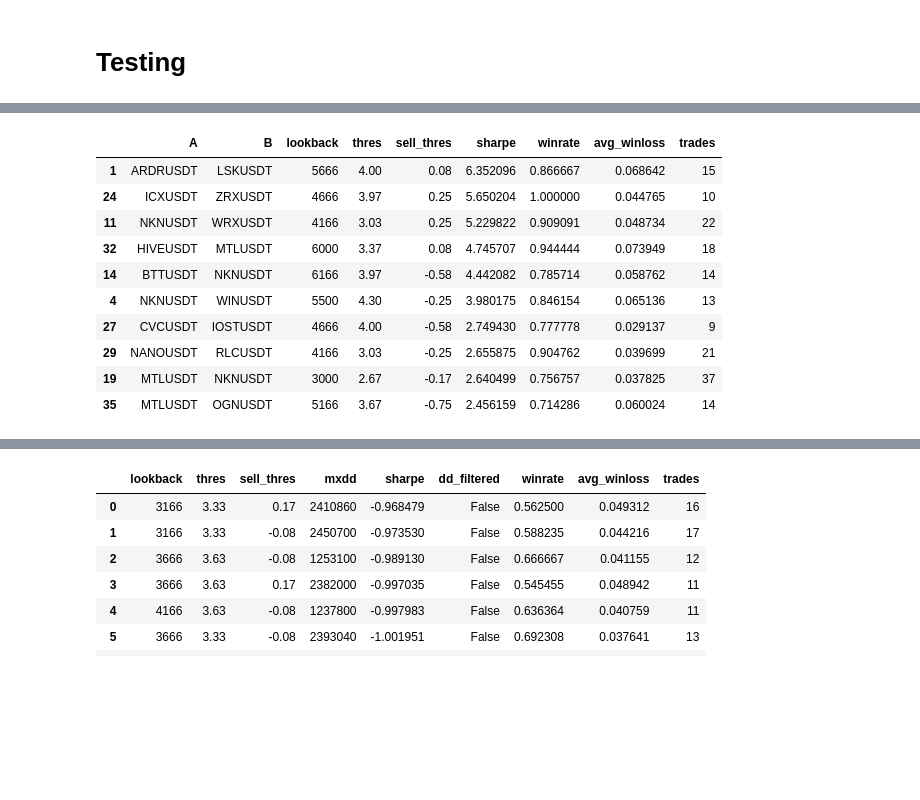
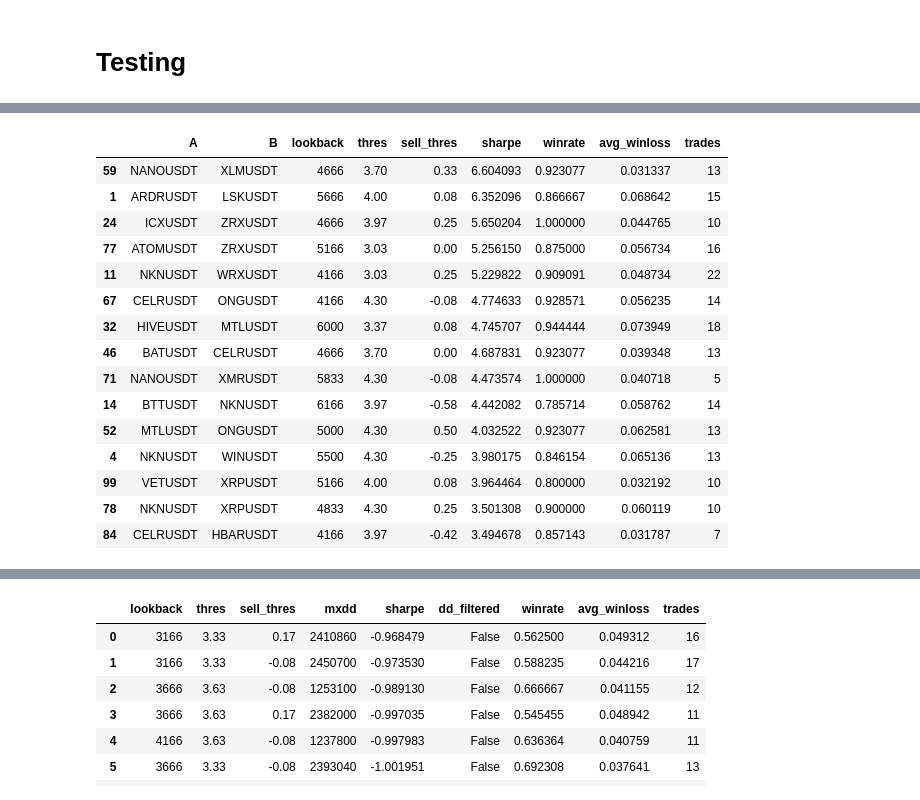
Before and after one commit to sunnymnie/crypto-printer, a Jupyter notebook: discovery/results-visualizer.ipynb, the cells around one changed output, grey strips where cells are left out. Drawn from its saved outputs; the diff is of its cells as text; code cells hidden in the pictures; blank space fills up the shorter version.

```diff
--- a/discovery/results-visualizer.ipynb
+++ b/discovery/results-visualizer.ipynb
@@ -23,19 +23,24 @@ len(df)
 # %%
 df = df.sort_values("sharpe", ascending=False)
 # %%
-df.iloc[:10]
+df.iloc[:15]
 # %% [output]
 |  | A | B | lookback | thres | sell_thres | sharpe | winrate | avg_winloss | trades |
+| 59 | NANOUSDT | XLMUSDT | 4666 | 3.70 | 0.33 | 6.604093 | 0.923077 | 0.031337 | 13 |
 | 1 | ARDRUSDT | LSKUSDT | 5666 | 4.00 | 0.08 | 6.352096 | 0.866667 | 0.068642 | 15 |
 | 24 | ICXUSDT | ZRXUSDT | 4666 | 3.97 | 0.25 | 5.650204 | 1.000000 | 0.044765 | 10 |
+| 77 | ATOMUSDT | ZRXUSDT | 5166 | 3.03 | 0.00 | 5.256150 | 0.875000 | 0.056734 | 16 |
 | 11 | NKNUSDT | WRXUSDT | 4166 | 3.03 | 0.25 | 5.229822 | 0.909091 | 0.048734 | 22 |
+| 67 | CELRUSDT | ONGUSDT | 4166 | 4.30 | -0.08 | 4.774633 | 0.928571 | 0.056235 | 14 |
 | 32 | HIVEUSDT | MTLUSDT | 6000 | 3.37 | 0.08 | 4.745707 | 0.944444 | 0.073949 | 18 |
+| 46 | BATUSDT | CELRUSDT | 4666 | 3.70 | 0.00 | 4.687831 | 0.923077 | 0.039348 | 13 |
+| 71 | NANOUSDT | XMRUSDT | 5833 | 4.30 | -0.08 | 4.473574 | 1.000000 | 0.040718 | 5 |
 | 14 | BTTUSDT | NKNUSDT | 6166 | 3.97 | -0.58 | 4.442082 | 0.785714 | 0.058762 | 14 |
+| 52 | MTLUSDT | ONGUSDT | 5000 | 4.30 | 0.50 | 4.032522 | 0.923077 | 0.062581 | 13 |
 | 4 | NKNUSDT | WINUSDT | 5500 | 4.30 | -0.25 | 3.980175 | 0.846154 | 0.065136 | 13 |
-| 27 | CVCUSDT | IOSTUSDT | 4666 | 4.00 | -0.58 | 2.749430 | 0.777778 | 0.029137 | 9 |
-| 29 | NANOUSDT | RLCUSDT | 4166 | 3.03 | -0.25 | 2.655875 | 0.904762 | 0.039699 | 21 |
-| 19 | MTLUSDT | NKNUSDT | 3000 | 2.67 | -0.17 | 2.640499 | 0.756757 | 0.037825 | 37 |
-| 35 | MTLUSDT | OGNUSDT | 5166 | 3.67 | -0.75 | 2.456159 | 0.714286 | 0.060024 | 14 |
+| 99 | VETUSDT | XRPUSDT | 5166 | 4.00 | 0.08 | 3.964464 | 0.800000 | 0.032192 | 10 |
+| 78 | NKNUSDT | XRPUSDT | 4833 | 4.30 | 0.25 | 3.501308 | 0.900000 | 0.060119 | 10 |
+| 84 | CELRUSDT | HBARUSDT | 4166 | 3.97 | -0.42 | 3.494678 | 0.857143 | 0.031787 | 7 |
 # %%
 start = 0
 # %%
```
Also changed, not shown: parts of 3 cells of this notebook, 7 other files.
